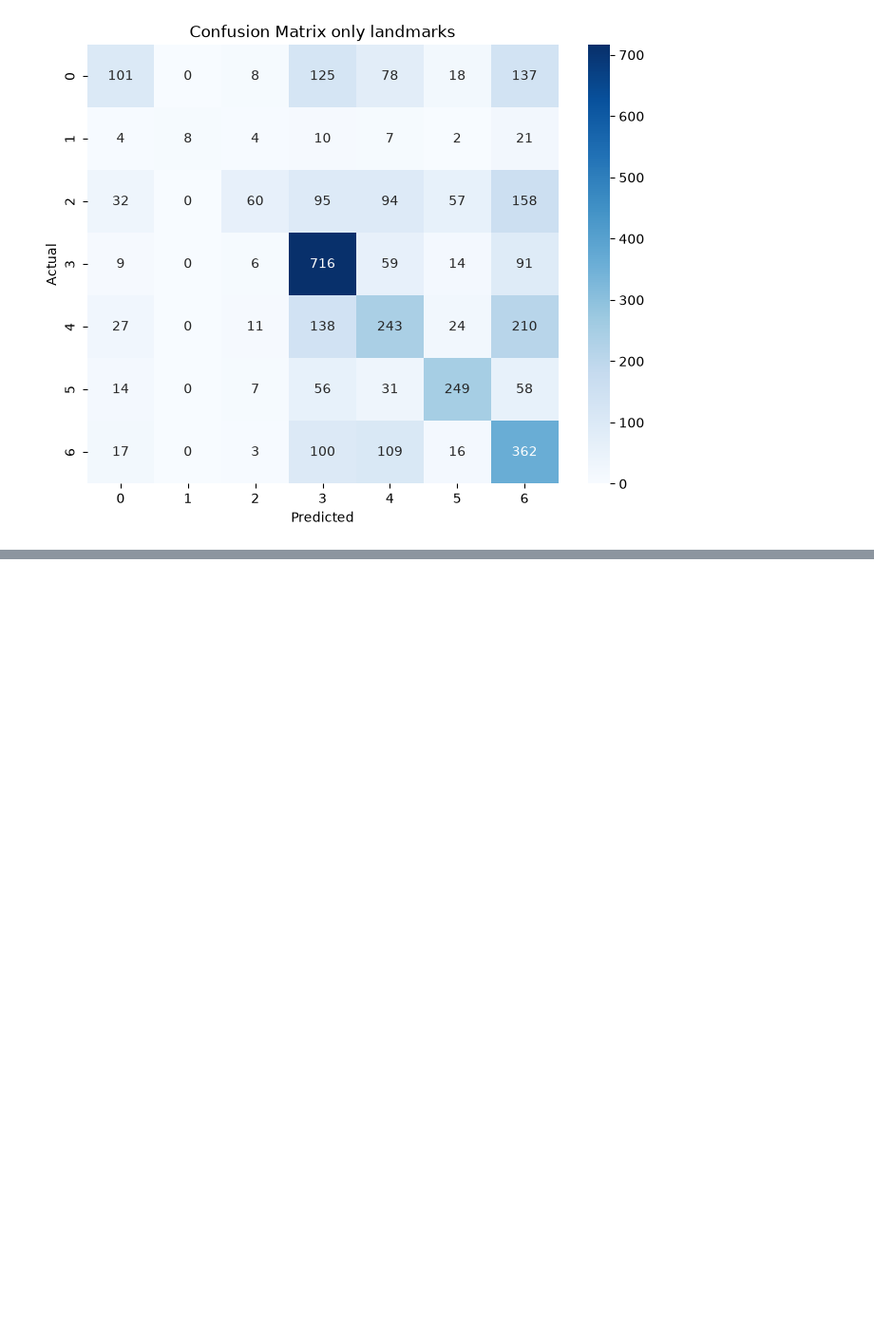
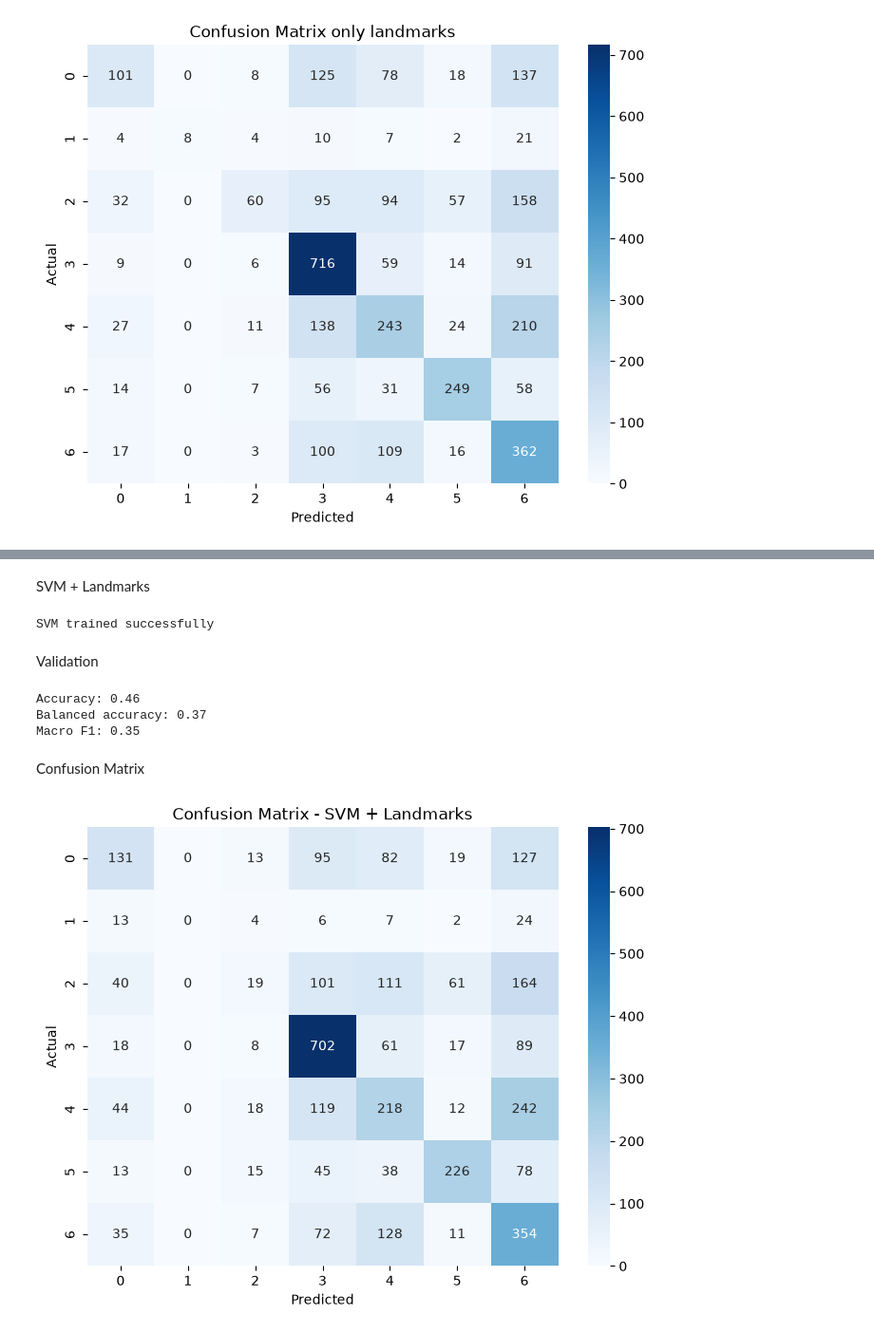
Before and after one commit to kostasparma/Emotion_Recognition_ML, a Jupyter notebook: Task1.ipynb, the cells around one changed output, grey strips where cells are left out. Shown at 95% size. Drawn from its saved outputs; the diff is of its cells as text; code cells hidden in the pictures; blank space fills up the shorter version.

```diff
--- a/Task1.ipynb
+++ b/Task1.ipynb
@@ -192,0 +238,2 @@ Macro F1: 0.41
+# %% [markdown]
+SVM + Landmarks
@@ -192,0 +242,43 @@ Macro F1: 0.41
+# %%
+svm = SVC(
+    kernel='rbf',
+    random_state=42
+)
+
+svm.fit(feats, labelsTrain)
+
+print("SVM trained successfully")
+# %% [output]
+SVM trained successfully
+# %% [markdown]
+Validation
+# %%
+# Evaluate SVM on the Validation Set
+
+y_pred_svm = svm.predict(X_valid)
+
+accuracy_svm = accuracy_score(y_valid, y_pred_svm)
+baccuracy_svm = balanced_accuracy_score(y_valid, y_pred_svm)
+macro_f1_svm = f1_score(y_valid, y_pred_svm, average='macro')
+
+conf_matrix_svm = confusion_matrix(y_valid, y_pred_svm)
+
+print(f"Accuracy: {accuracy_svm:.2f}")
+print(f"Balanced accuracy: {baccuracy_svm:.2f}")
+print(f"Macro F1: {macro_f1_svm:.2f}")
+# %% [output]
+Accuracy: 0.46
+Balanced accuracy: 0.37
+Macro F1: 0.35
+# %% [markdown]
+Confusion Matrix
+# %%
+plt.figure(figsize=(8, 6))
+sns.heatmap(conf_matrix_svm, annot=True, fmt='d', cmap='Blues')
+
+plt.title("Confusion Matrix - SVM + Landmarks")
+plt.xlabel("Predicted")
+plt.ylabel("Actual")
+plt.show()
+# %% [output]
+[figure, added]
```
Also changed, not shown: parts of 54 cells of this notebook, 9 other files.
